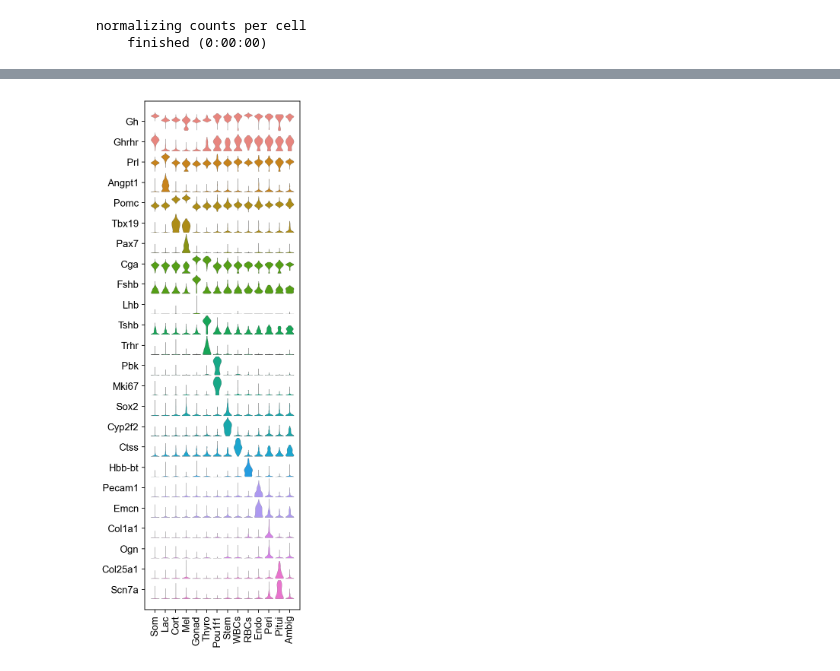
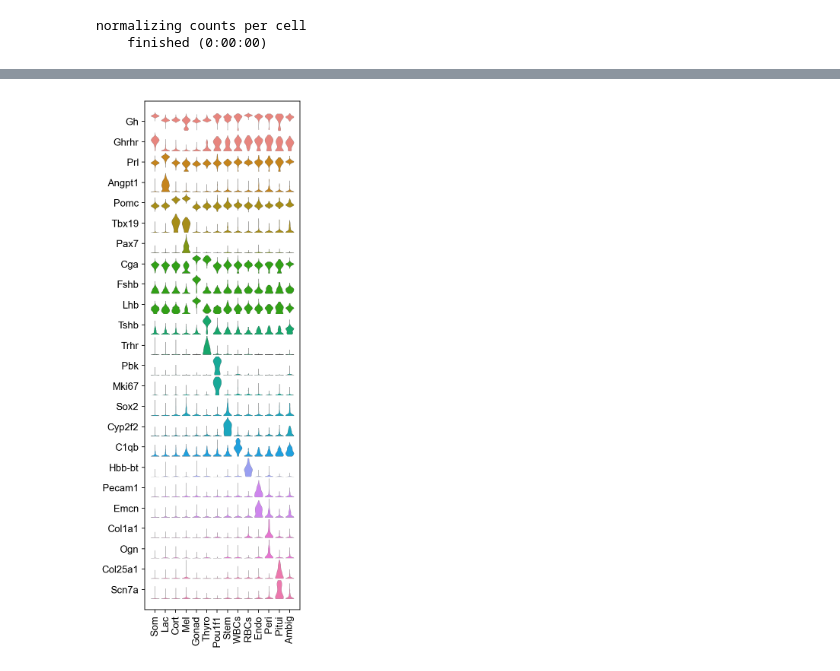
Before and after one commit to RuiyuRayWang/pituitary_inflammation, a Jupyter notebook: notebooks/stacked_violin.ipynb, the cells around one changed output, grey strips where cells are left out. Drawn from its saved outputs; the diff is of its cells as text; code cells hidden in the pictures.

```diff
--- a/notebooks/stacked_violin.ipynb
+++ b/notebooks/stacked_violin.ipynb
@@ -45,7 +37,7 @@ marker_genes = ["Gh","Ghrhr",       ## Som
                 "Tshb","Trhr",      ## Thyro
                 "Pbk","Mki67",      ## Pou1f1
                 "Sox2","Cyp2f2",    ## Stem
-                "Ctss",             ## WBCs
+                "C1qb",             ## WBCs
                 "Hbb-bt",           ## RBCs
                 "Pecam1","Emcn",    ## Endo
                 "Col1a1","Ogn",     ## Peri
@@ -54,20 +46,20 @@ marker_genes = ["Gh","Ghrhr",       ## Som
 order = ["Som","Lac","Cort","Mel","Gonad","Thyro","Pou1f1","Stem","WBCs","RBCs","Endo","Peri","Pitui",
          "Ambig"]
 vln_palette = ["#F8766D","#F8766D",  ## Som
-               "#E38900","#E38900",  ## Lac
-               "#C49A00","#C49A00",  ## Cort
-               "#99A800",            ## Mel
-               "#53B400","#53B400","#53B400",  ## Gonad
-               "#00BC56","#00BC56",  ## Thyro
-               "#00C094","#00C094",  ## Pou1f1
-               "#00BFC4","#00BFC4",  ## Stem
-               "#00B6EB",  ## WBCs
-               "#06A4FF",  ## RBCs
-               "#A58AFF","#A58AFF",  ## Endo
-               "#DF70F8","#DF70F8",  ## Peri
-               "#FB61D7","#FB61D7"   ## Pitui
+               "#E18A00","#E18A00",  ## Lac
+               "#BE9C00","#BE9C00",  ## Cort
+               "#8CAB00",            ## Mel
+               "#24B700","#24B700","#24B700",  ## Gonad
+               "#00BE70","#00BE70",  ## Thyro
+               "#00C1AB","#00C1AB",  ## Pou1f1
+               "#00BBDA","#00BBDA",  ## Stem
+               "#00ACFC",  ## WBCs
+               "#8B93FF",  ## RBCs
+               "#D575FE","#D575FE",  ## Endo
+               "#F962DD","#F962DD",  ## Peri
+               "#FF65AC","#FF65AC"   ## Pitui
               ]
-adata.obs['cell_type_brief'].cat.reorder_categories(order, inplace=True)
+adata.obs['cell_type_brief'] = adata.obs['cell_type_brief'].astype('category').cat.reorder_categories(order)
 # %%
 sc.pl.stacked_violin(
     adata,
@@ -80,6 +72,7 @@ sc.pl.stacked_violin(
     order=order,
     row_palette=vln_palette,
     figsize=(5,11),
-    save="_vertical"
+    save="vertical",
+    use_raw = False
 )
 # %% [output]
@@ -87 +80 @@ WARNING: saving figure to file ../outs/Fig1/stacked_violin__vertical.eps
-[figure, old version]
+[figure, new version]
```
Also changed, not shown: parts of 3 cells of this notebook, 9 other files.
